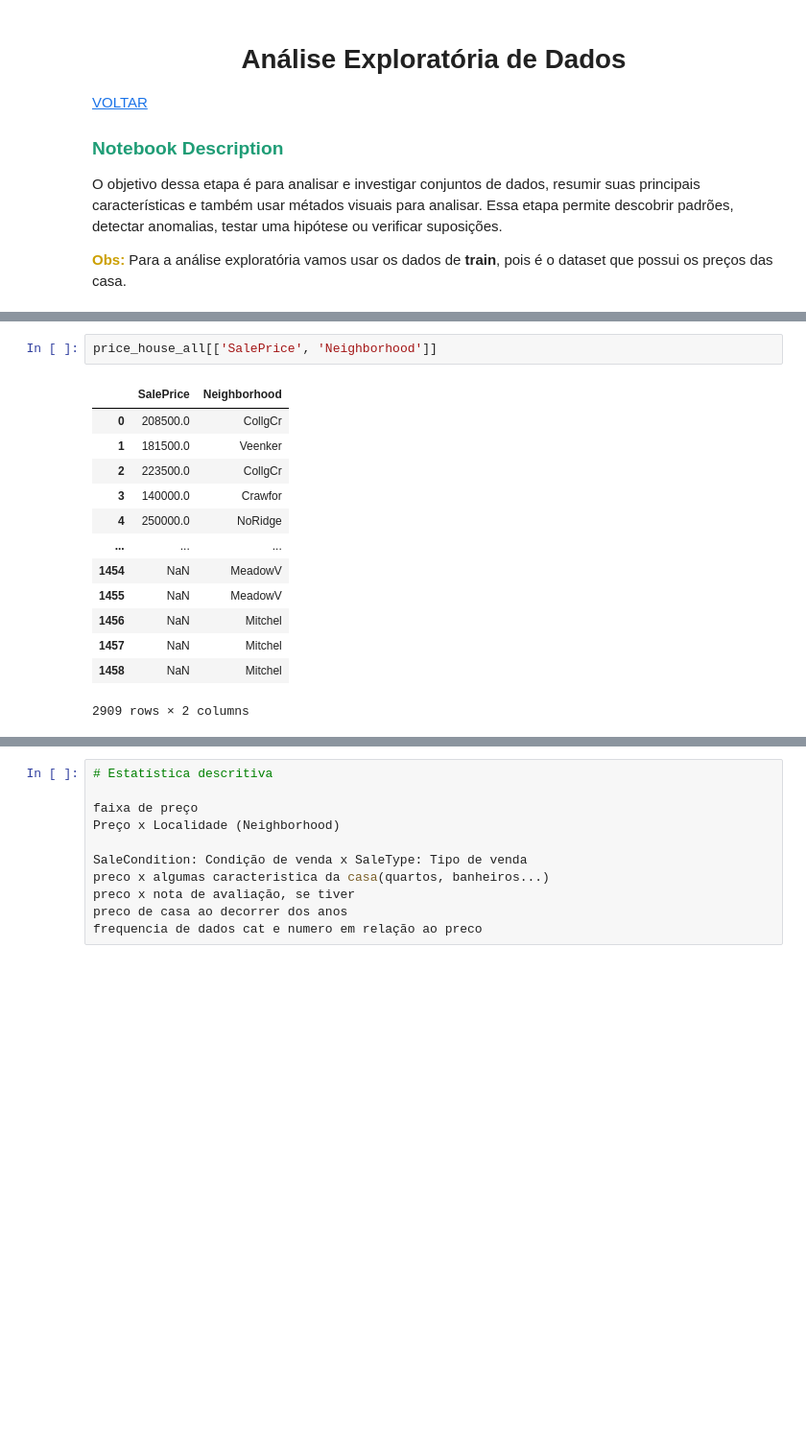
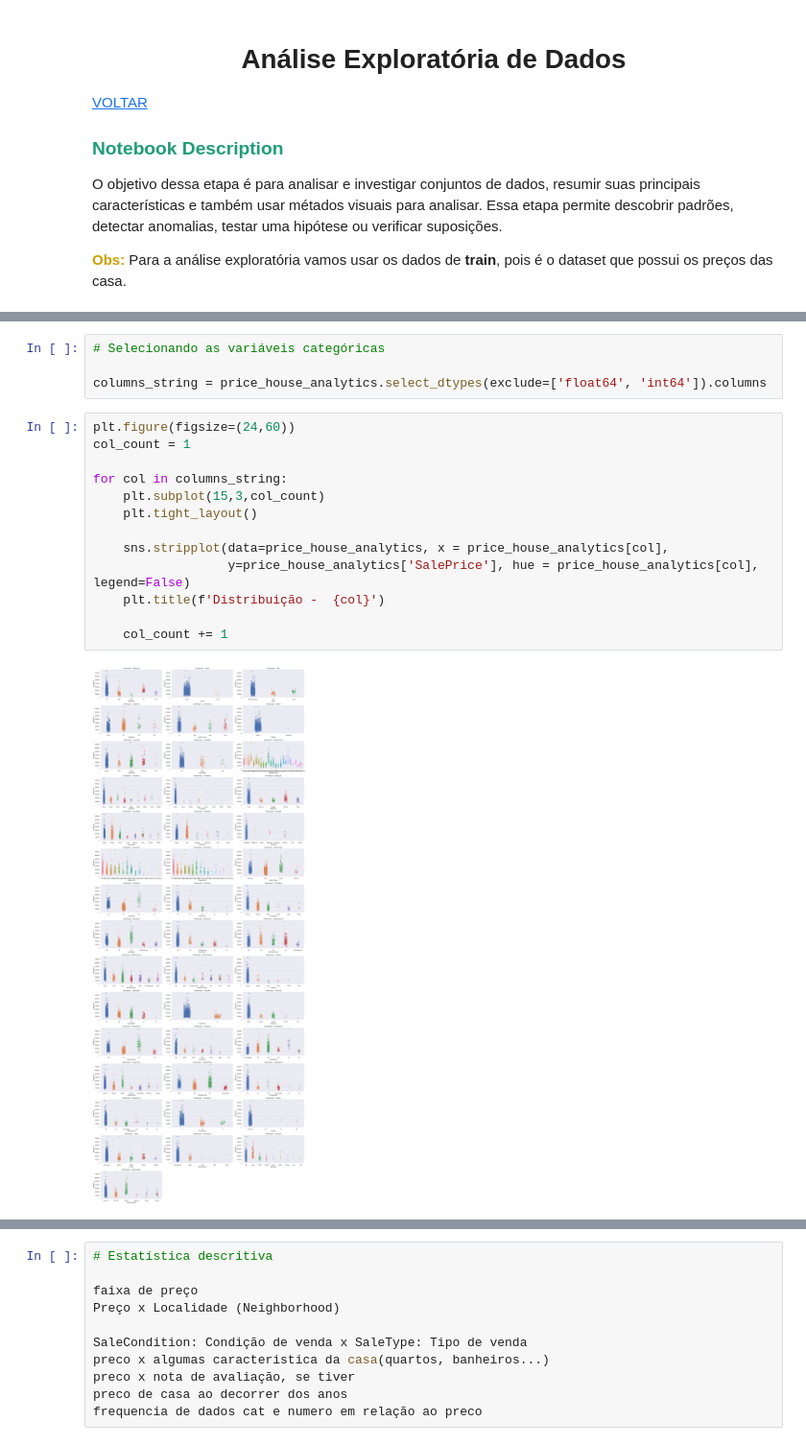
Before and after one commit to anamariapego/House_Price_Predicition, a Jupyter notebook: 01-CodigoFonte/01-EngenhariaDeDados/House_Price_Prediction.ipynb, the cells around one changed output, grey strips where cells are left out. Shown at 96% size. Drawn from its saved outputs; the diff is of its cells as text; blank space fills up the shorter version.

```diff
--- a/01-CodigoFonte/01-EngenhariaDeDados/House_Price_Prediction.ipynb
+++ b/01-CodigoFonte/01-EngenhariaDeDados/House_Price_Prediction.ipynb
@@ -384,16 +424,19 @@ price_house_all.describe(include=['object']).T
-# %%
-price_house_all[['SalePrice', 'Neighborhood']]
-# %% [output]
-|  | SalePrice | Neighborhood |
-| 0 | 208500.0 | CollgCr |
-| 1 | 181500.0 | Veenker |
-| 2 | 223500.0 | CollgCr |
-| 3 | 140000.0 | Crawfor |
-| 4 | 250000.0 | NoRidge |
-| ... | ... | ... |
-| 1454 | NaN | MeadowV |
-| 1455 | NaN | MeadowV |
-| 1456 | NaN | Mitchel |
-| 1457 | NaN | Mitchel |
-| 1458 | NaN | Mitchel |
-2909 rows × 2 columns
+# %%
+# Selecionando as variáveis categóricas
+
+columns_string = price_house_analytics.select_dtypes(exclude=['float64', 'int64']).columns
+# %%
+plt.figure(figsize=(24,60))
+col_count = 1
+
+for col in columns_string:
+    plt.subplot(15,3,col_count)
+    plt.tight_layout()
+
+    sns.stripplot(data=price_house_analytics, x = price_house_analytics[col],
+                  y=price_house_analytics['SalePrice'], hue = price_house_analytics[col], legend=False)
+    plt.title(f'Distribuição -  {col}')
+
+    col_count += 1
+# %% [output]
+[figure, added]
```
Also changed, not shown: parts of 18 cells of this notebook.
